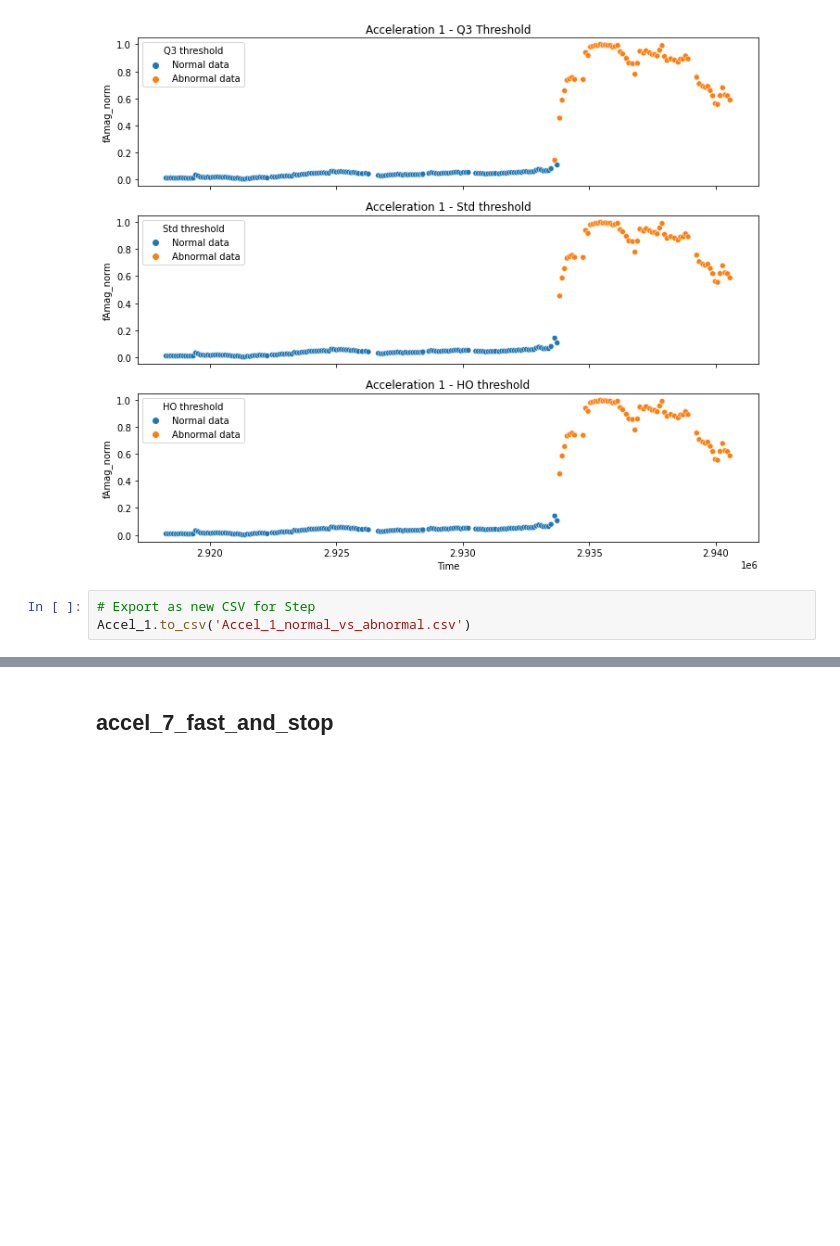
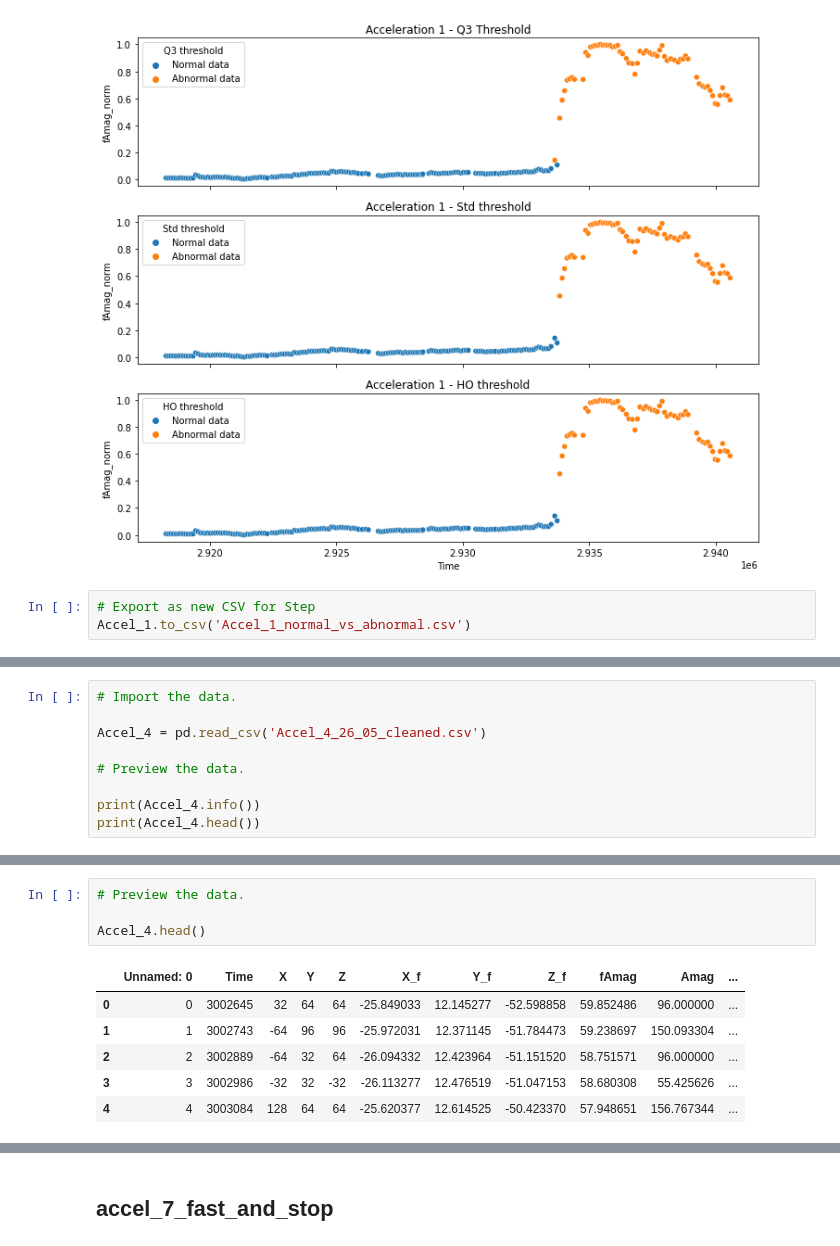
Before and after one commit to ttuncay/Zoomo-Project_LEVeraging-Data-Team, a Jupyter notebook: Data Analysis Step 2 Abnormal Behaviour Identification/Data Analysis Step 2 Abnormal Behaviour Identification on Laballed Data.ipynb, the cells around one changed output, grey strips where cells are left out. Drawn from its saved outputs; the diff is of its cells as text; blank space fills up the shorter version.

```diff
--- a/Data Analysis Step 2 Abnormal Behaviour Identification/Data Analysis Step 2 Abnormal Behaviour Identification on Laballed Data.ipynb
+++ b/Data Analysis Step 2 Abnormal Behaviour Identification/Data Analysis Step 2 Abnormal Behaviour Identification on Laballed Data.ipynb
@@ -498,0 +501,9 @@ Accel_1.to_csv('Accel_1_normal_vs_abnormal.csv')
+# %%
+# Import the data.
+
+Accel_4 = pd.read_csv('Accel_4_26_05_cleaned.csv')
+
+# Preview the data.
+
+print(Accel_4.info())
+print(Accel_4.head())
@@ -498,0 +553,11 @@ Accel_1.to_csv('Accel_1_normal_vs_abnormal.csv')
+# %%
+# Preview the data.
+
+Accel_4.head()
+# %% [output]
+|  | Unnamed: 0 | Time | X | Y | Z | X_f | Y_f | Z_f | fAmag | Amag | ... |
+| 0 | 0 | 3002645 | 32 | 64 | 64 | -25.849033 | 12.145277 | -52.598858 | 59.852486 | 96.000000 | ... |
+| 1 | 1 | 3002743 | -64 | 96 | 96 | -25.972031 | 12.371145 | -51.784473 | 59.238697 | 150.093304 | ... |
+| 2 | 2 | 3002889 | -64 | 32 | 64 | -26.094332 | 12.423964 | -51.151520 | 58.751571 | 96.000000 | ... |
+| 3 | 3 | 3002986 | -32 | 32 | -32 | -26.113277 | 12.476519 | -51.047153 | 58.680308 | 55.425626 | ... |
+| 4 | 4 | 3003084 | 128 | 64 | 64 | -25.620377 | 12.614525 | -50.423370 | 57.948651 | 156.767344 | ... |
```
Also changed, not shown: parts of 19 cells of this notebook, 1 other file.
